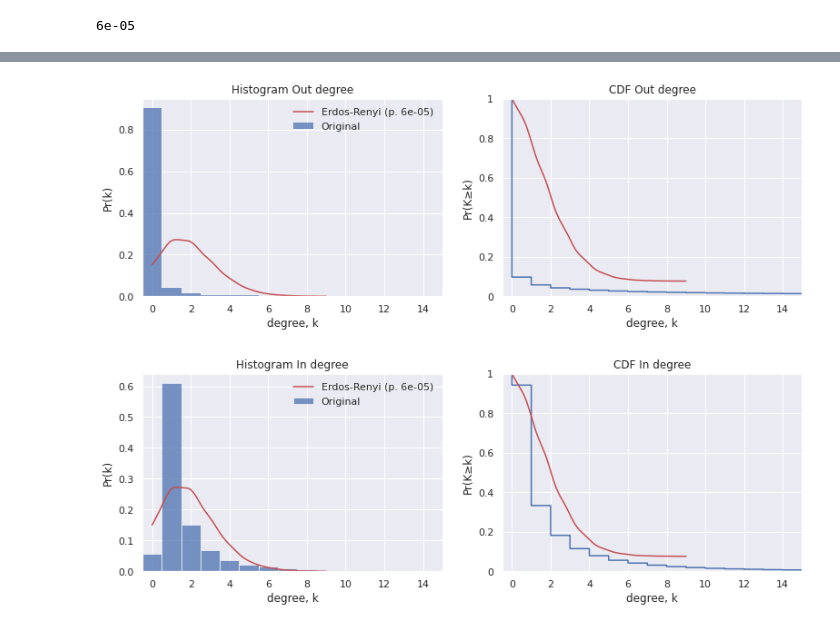
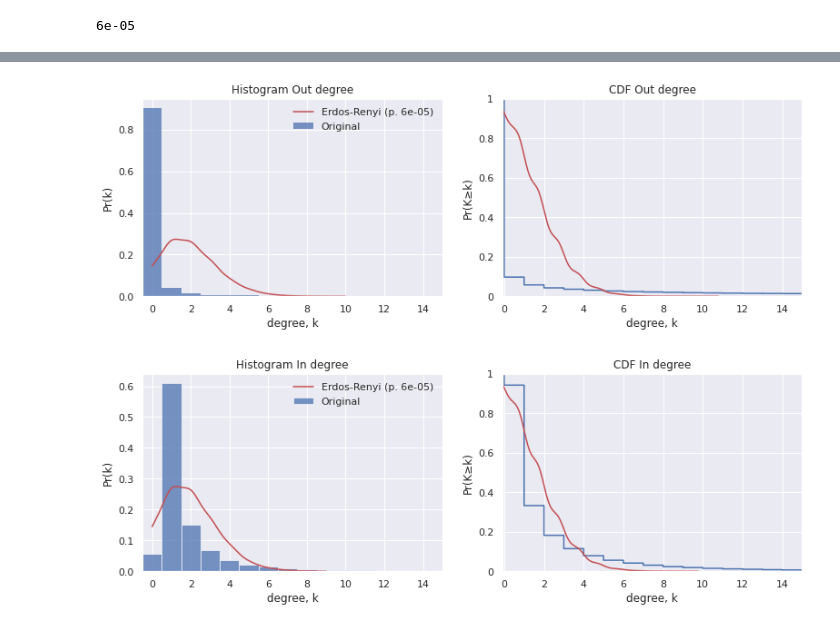
Before and after one commit to Jaimemorillo/electoral-prediction-madrid, a Jupyter notebook: read_tweets.ipynb, the cells around one changed output, grey strips where cells are left out. Cells and saved outputs as stored; diff of their text form; code cells hidden in the pictures.

```diff
--- a/read_tweets.ipynb
+++ b/read_tweets.ipynb
@@ -652,28 +668,28 @@ vertex_er_df.describe().round(2)
 # %%
 # Out degree
 fig,(ax1,ax2) = plt.subplots(1,2, figsize=(13,4))
 plt.subplots_adjust(wspace=0.2)
 
 sns.histplot(data=vertex_df, x='out_degree',stat='probability',discrete=True,label='Original',ax=ax1)
 sns.kdeplot(data=vertex_er_df, x='out_degree', bw_adjust=3, color='r', label='Erdos-Renyi (p. 6e-05)',cut=0,ax=ax1)
 ax1.set_xlim(-.5, 15)
 ax1.set_ylabel('Pr(k)')
 ax1.set_xlabel('degree, k')
 ax1.legend()
 ax1.set_title('Histogram Out degree')
 
 sns.ecdfplot(data=vertex_df,x='out_degree',complementary=False,label='Original',ax=ax2)
-sns.kdeplot(data=vertex_er_df,x='out_degree',color='r',cumulative=True,bw_adjust=2,cut=0,label='Erdos-Renyi (p. 6e-05)',ax=ax2)
+sns.kdeplot(data=vertex_er_df,x='out_degree',color='r',cumulative=True,bw_adjust=1.5,label='Erdos-Renyi (p. 6e-05)',ax=ax2)
 yticks=ax2.get_yticks()
 ax2.invert_yaxis()
 ax2.set_yticklabels([1,0.8,0.6,0.4,0.2,0])
-ax2.set_xlim(-.5, 15)
+ax2.set_xlim(-.1, 15)
 ax2.set_ylabel('Pr(K≥k)')
 ax2.set_xlabel('degree, k')
 ax2.set_title('CDF Out degree')
 plt.show()
 # %% [output]
-[figure, old version]
+[figure, new version]
 # %%
 # In degree
 fig,(ax1,ax2) = plt.subplots(1,2, figsize=(13,4))
@@ -688,14 +704,14 @@ ax1.legend()
 ax1.set_title('Histogram In degree')
 
 sns.ecdfplot(data=vertex_df,x='in_degree',complementary=False,label='Original',ax=ax2)
-sns.kdeplot(data=vertex_er_df,x='in_degree',color='r',cumulative=True,bw_adjust=2,cut=0,label='Erdos-Renyi (p. 6e-05)',ax=ax2)
+sns.kdeplot(data=vertex_er_df,x='in_degree',color='r',cumulative=True,bw_adjust=1.5,label='Erdos-Renyi (p. 6e-05)',ax=ax2)
 yticks=ax2.get_yticks()
 ax2.invert_yaxis()
 ax2.set_yticklabels([1,0.8,0.6,0.4,0.2,0])
-ax2.set_xlim(-.5, 15)
+ax2.set_xlim(-.1, 15)
 ax2.set_ylabel('Pr(K≥k)')
 ax2.set_xlabel('degree, k')
 ax2.set_title('CDF In degree')
 plt.show()
 # %% [output]
-[figure, old version]
+[figure, new version]
```
Also changed, not shown: parts of 6 cells of this notebook.
